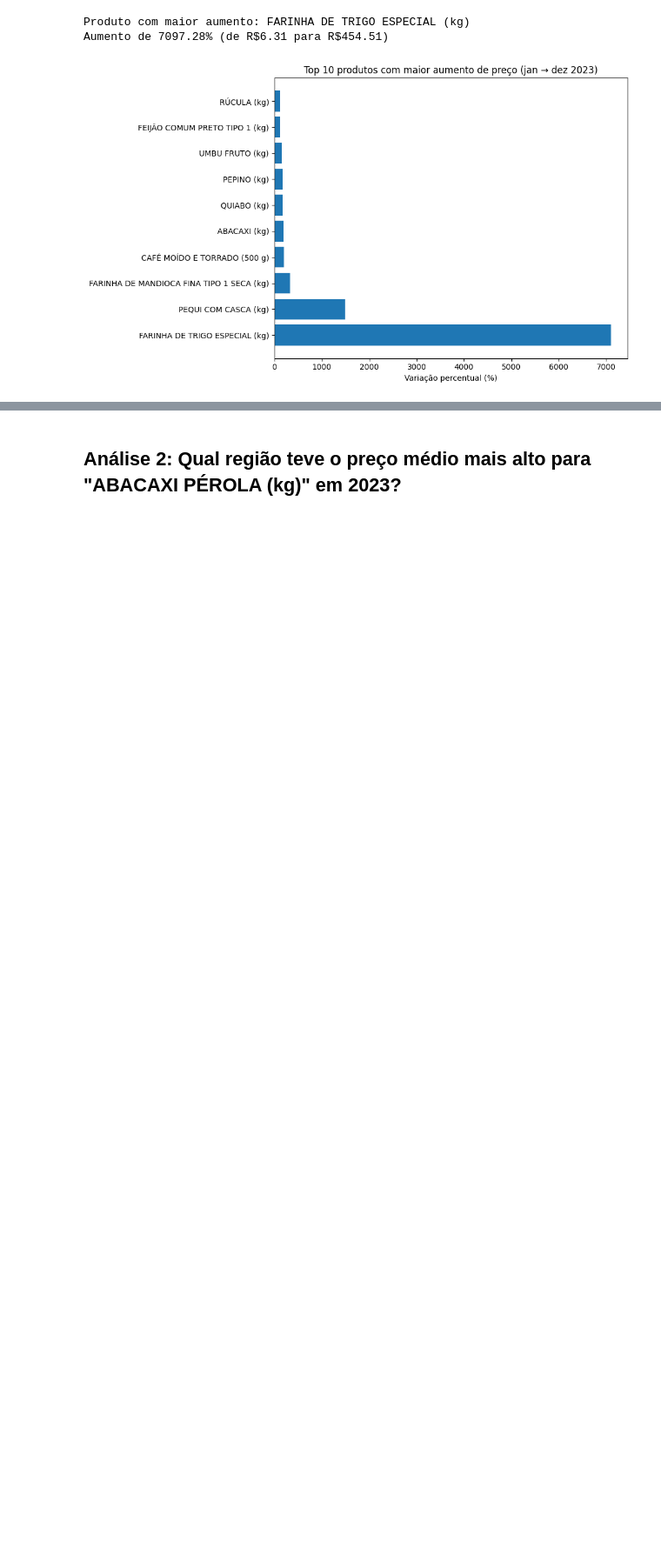
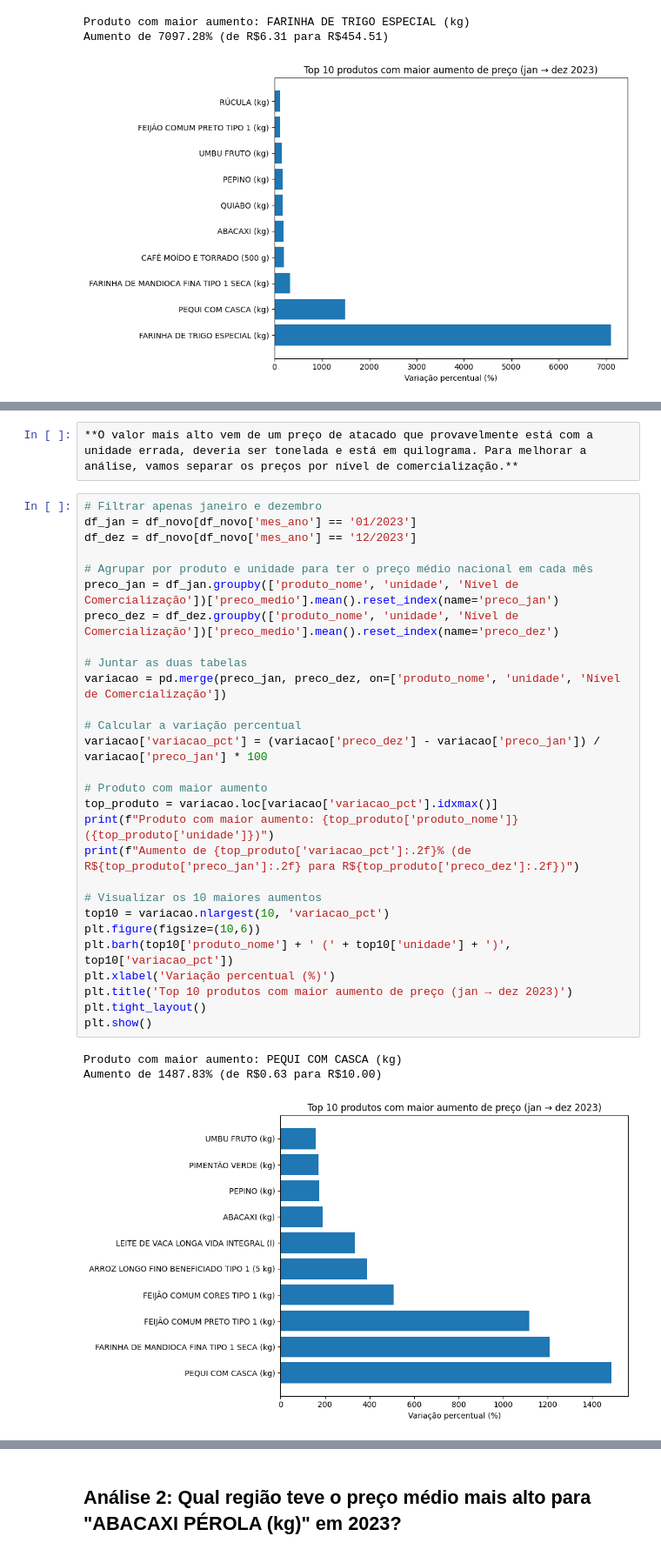
Before and after one commit to harieldalbo/projeto002, a Jupyter notebook: projeto002.ipynb, the cells around one changed output, grey strips where cells are left out. Shown at 87% size. Cells and saved outputs as stored; diff of their text form; blank space fills up the shorter version.

Commit message:
Adicionado correções na análise da primeira pergunta

```diff
--- a/projeto002.ipynb
+++ b/projeto002.ipynb
@@ -318,0 +339,34 @@ Aumento de 7097.28% (de R$6.31 para R$454.51)
+# %%
+**O valor mais alto vem de um preço de atacado que provavelmente está com a unidade errada, deveria ser tonelada e está em quilograma. Para melhorar a análise, vamos separar os preços por nível de comercialização.**
+# %%
+# Filtrar apenas janeiro e dezembro
+df_jan = df_novo[df_novo['mes_ano'] == '01/2023']
+df_dez = df_novo[df_novo['mes_ano'] == '12/2023']
+
+# Agrupar por produto e unidade para ter o preço médio nacional em cada mês
+preco_jan = df_jan.groupby(['produto_nome', 'unidade', 'Nível de Comercialização'])['preco_medio'].mean().reset_index(name='preco_jan')
+preco_dez = df_dez.groupby(['produto_nome', 'unidade', 'Nível de Comercialização'])['preco_medio'].mean().reset_index(name='preco_dez')
+
+# Juntar as duas tabelas
+variacao = pd.merge(preco_jan, preco_dez, on=['produto_nome', 'unidade', 'Nível de Comercialização'])
+
+# Calcular a variação percentual
+variacao['variacao_pct'] = (variacao['preco_dez'] - variacao['preco_jan']) / variacao['preco_jan'] * 100
+
+# Produto com maior aumento
+top_produto = variacao.loc[variacao['variacao_pct'].idxmax()]
+print(f"Produto com maior aumento: {top_produto['produto_nome']} ({top_produto['unidade']})")
+print(f"Aumento de {top_produto['variacao_pct']:.2f}% (de R${top_produto['preco_jan']:.2f} para R${top_produto['preco_dez']:.2f})")
+
+# Visualizar os 10 maiores aumentos
+top10 = variacao.nlargest(10, 'variacao_pct')
+plt.figure(figsize=(10,6))
+plt.barh(top10['produto_nome'] + ' (' + top10['unidade'] + ')', top10['variacao_pct'])
+plt.xlabel('Variação percentual (%)')
+plt.title('Top 10 produtos com maior aumento de preço (jan → dez 2023)')
+plt.tight_layout()
+plt.show()
+# %% [output]
+Produto com maior aumento: PEQUI COM CASCA (kg)
+Aumento de 1487.83% (de R$0.63 para R$10.00)
+[figure, added]
```
Also changed, not shown: parts of 7 cells of this notebook.
